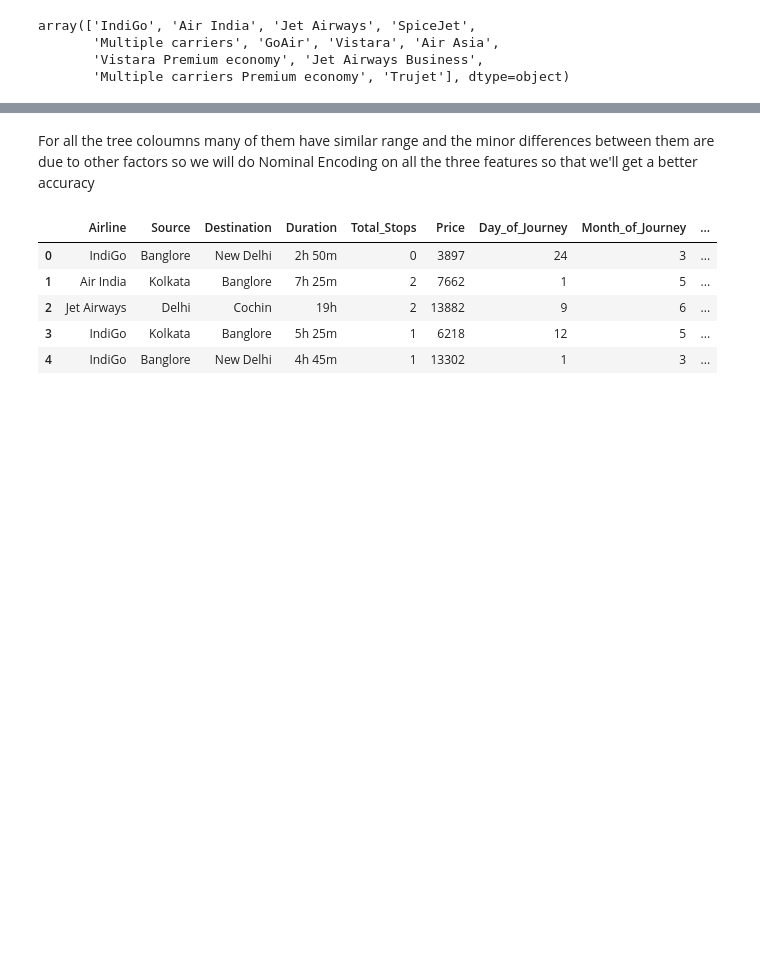
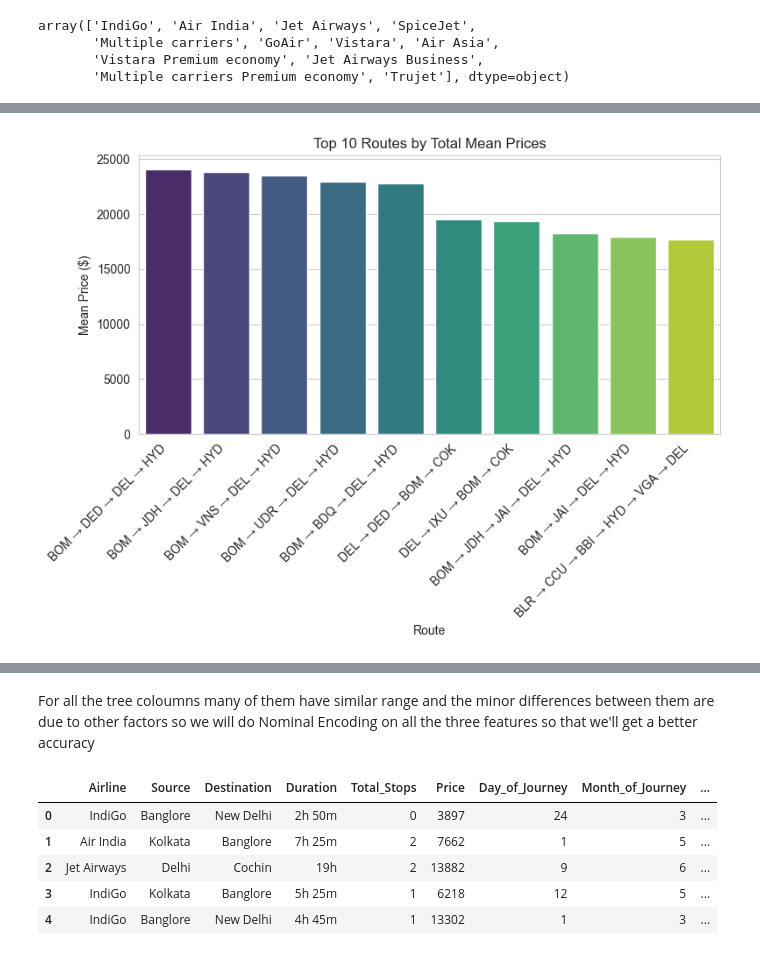
Before and after one commit to HarshvardhanPandey2003/Begineer_Projects, a Jupyter notebook: Flight Prediction/Flight Prediction Model.ipynb, the cells around one changed output, grey strips where cells are left out. Saved outputs shown, nothing was run; the diff lists cells and outputs as text; code cells hidden in the pictures; blank space fills up the shorter version.

```diff
--- a/Flight Prediction/Flight Prediction Model.ipynb
+++ b/Flight Prediction/Flight Prediction Model.ipynb
@@ -155,0 +169,16 @@ array(['IndiGo', 'Air India', 'Jet Airways', 'SpiceJet',
+# %%
+# Assuming df is your DataFrame containing the 'Route' and 'Price' columns
+route_mean_prices = df.groupby('Route')['Price'].mean()
+top_10_routes = route_mean_prices.nlargest(10).reset_index()
+
+sn.set_style("whitegrid")
+plt.figure(figsize=(8,6))
+sn.barplot(x='Route', y='Price', data=top_10_routes, palette='viridis')
+plt.title('Top 10 Routes by Total Mean Prices')
+plt.xlabel('Route')
+plt.ylabel('Mean Price ($)')
+plt.xticks(rotation=45, ha='right')
+plt.tight_layout()
+plt.show()
+# %% [output]
+[figure, added]
```
Also changed, not shown: parts of 14 cells of this notebook, 1 other file.
